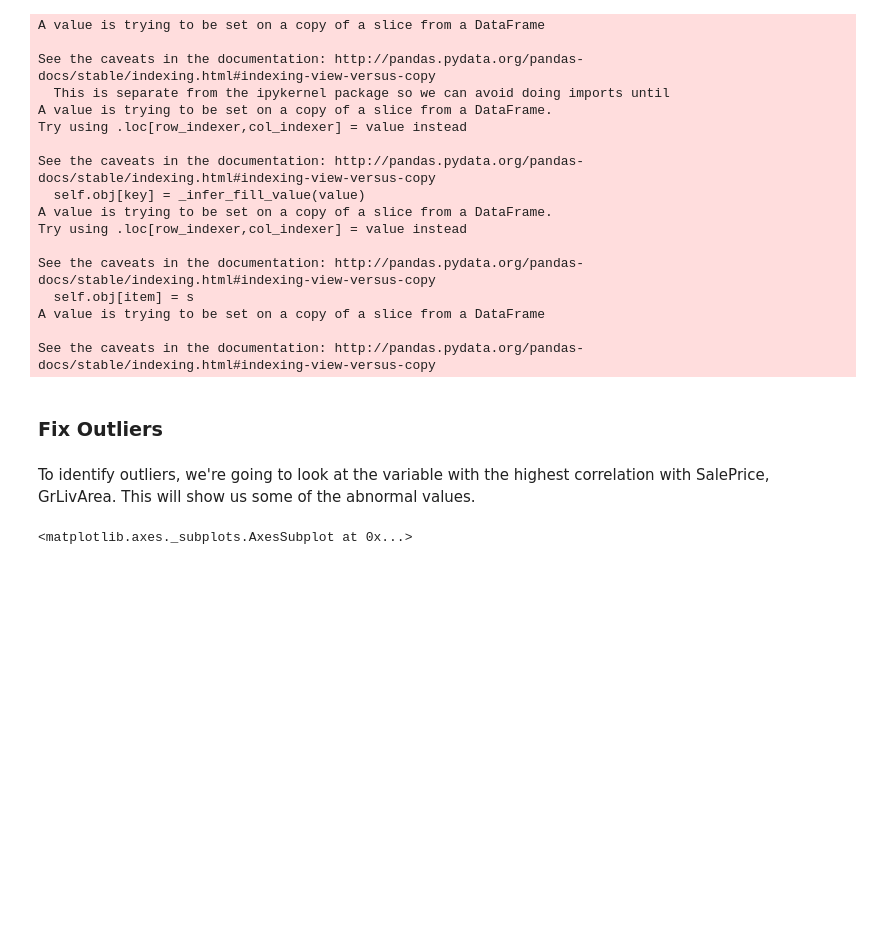
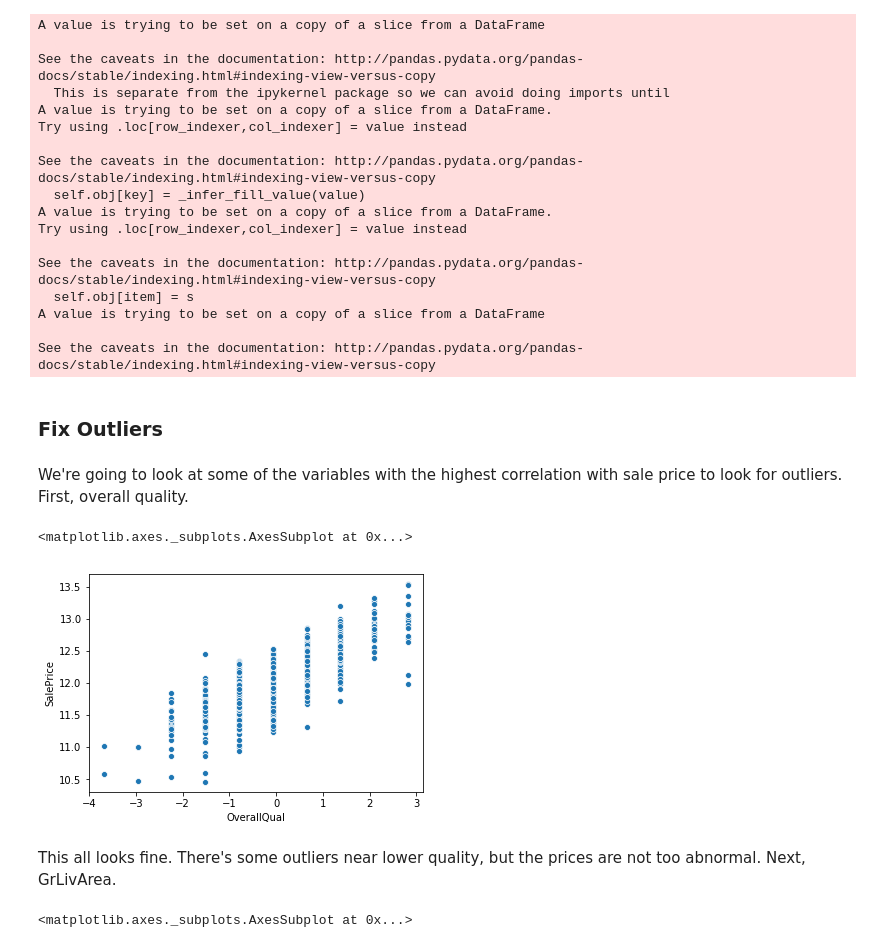
Before and after one commit to nickgrasley/appliedMachineLearning, a Jupyter notebook: hw2/hw2.ipynb, the cells around one changed output. Drawn from its saved outputs; the diff is of its cells as text; code cells hidden in the pictures; blank space fills up the shorter version.

```diff
--- a/hw2/hw2.ipynb
+++ b/hw2/hw2.ipynb
@@ -381,8 +381,15 @@ A value is trying to be set on a copy of a slice from a DataFrame
 See the caveats in the documentation: http://pandas.pydata.org/pandas-docs/stable/indexing.html#indexing-view-versus-copy
 # %% [markdown]
 ### Fix Outliers
-# %% [markdown]
-To identify outliers, we're going to look at the variable with the highest correlation with SalePrice, GrLivArea. This will show us some of the abnormal values.
+# %% [markdown]
+We're going to look at some of the variables with the highest correlation with sale price to look for outliers. First, overall quality.
+# %%
+sns.scatterplot(x='OverallQual', y='SalePrice', data=train)
+# %% [output]
+<matplotlib.axes._subplots.AxesSubplot at 0x...>
+[figure, added]
+# %% [markdown]
+This all looks fine. There's some outliers near lower quality, but the prices are not too abnormal. Next, GrLivArea.
 # %%
 sns.scatterplot(x='GrLivArea', y='SalePrice', data=train)
 # %% [output]
```
